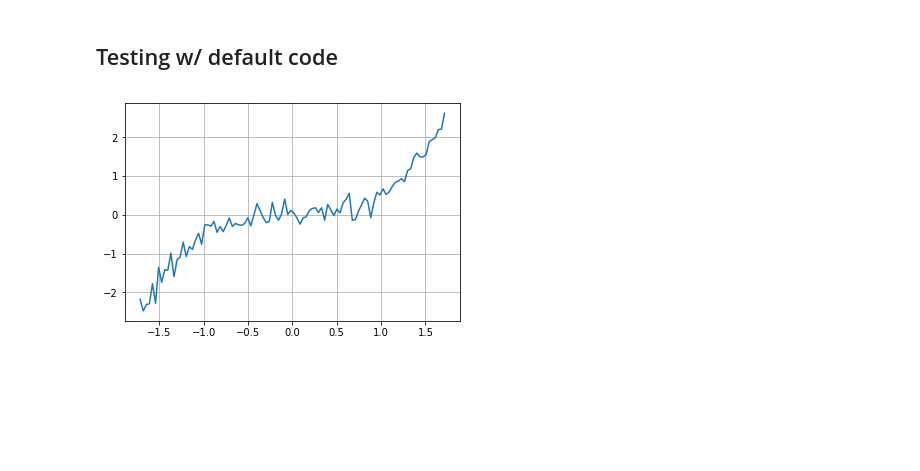
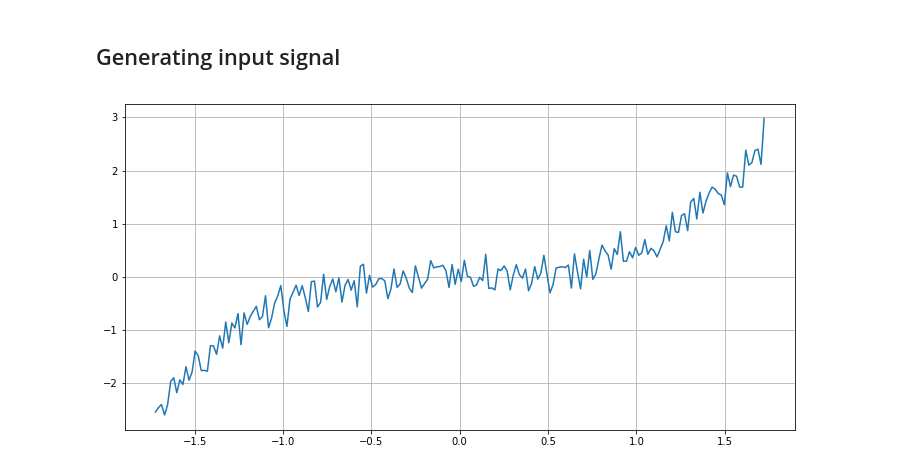
Before and after one commit to rsilveira79/bayesian_notebooks, a Jupyter notebook: uncertainty_notebooks/uncertainty_mc_dropout.ipynb, the cells around one changed output. Drawn from its saved outputs; the diff is of its cells as text; code cells hidden in the pictures; blank space fills up the shorter version.

```diff
--- a/uncertainty_notebooks/uncertainty_mc_dropout.ipynb
+++ b/uncertainty_notebooks/uncertainty_mc_dropout.ipynb
@@ -49,2 +42,0 @@ def fit_model(model, optimizer):
-# %% [markdown]
-## Testing w/ default code
@@ -72,5 +43,24 @@ X_true = (X_true - X_mean) / X_std
+# %% [markdown]
+## Generating input signal
+# %%
+N = 200 ##  number of points
+min_value = -10
+max_value = 10
+
+x_test = np.linspace(min_value - 10, max_value + 10, N)
+noise = np.random.normal(loc = 10, scale = 80, size = N)
+x_obs = np.linspace(min_value, max_value, N)
+y_obs =  x_obs**3 + noise
+
+# Normalise data:
+x_mean, x_std = x_obs.mean(), x_obs.std()
+y_mean, y_std = y_obs.mean(), y_obs.std()
+x_obs = (x_obs - x_mean) / x_std
+y_obs = (y_obs - y_mean) / y_std
+x_test = (x_test - x_mean) / x_std
 # %%
-plt.plot(X_obs, y_obs)
+plt.figure(figsize=(12,6))
+plt.plot(x_obs, y_obs)
 plt.grid()
 # %% [output]
-[figure, old version]
+[figure, new version]
```
Also changed, not shown: parts of 16 cells of this notebook.
